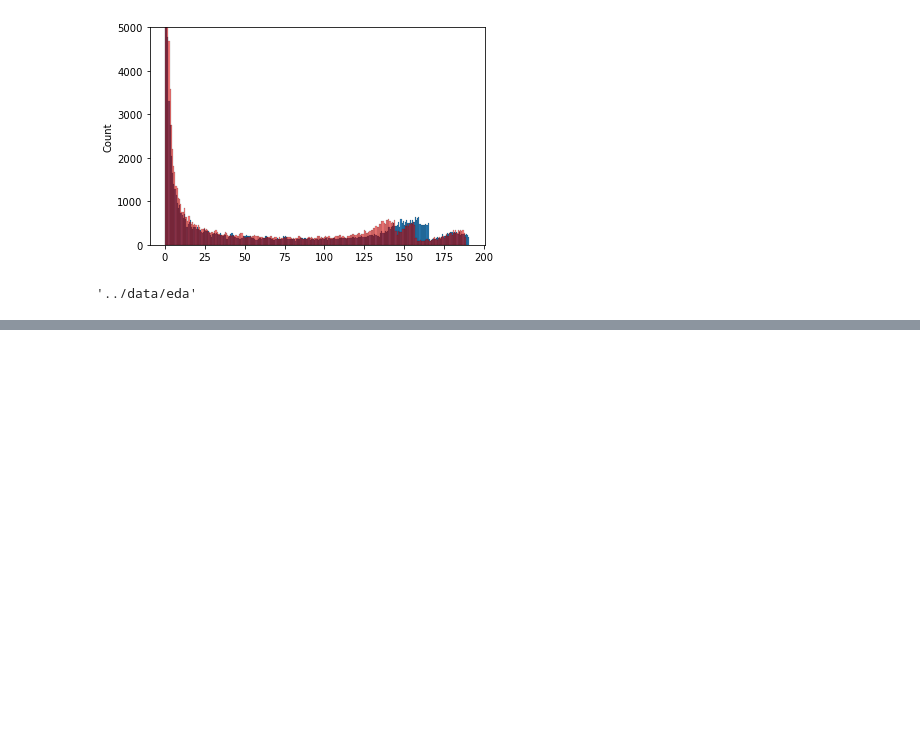
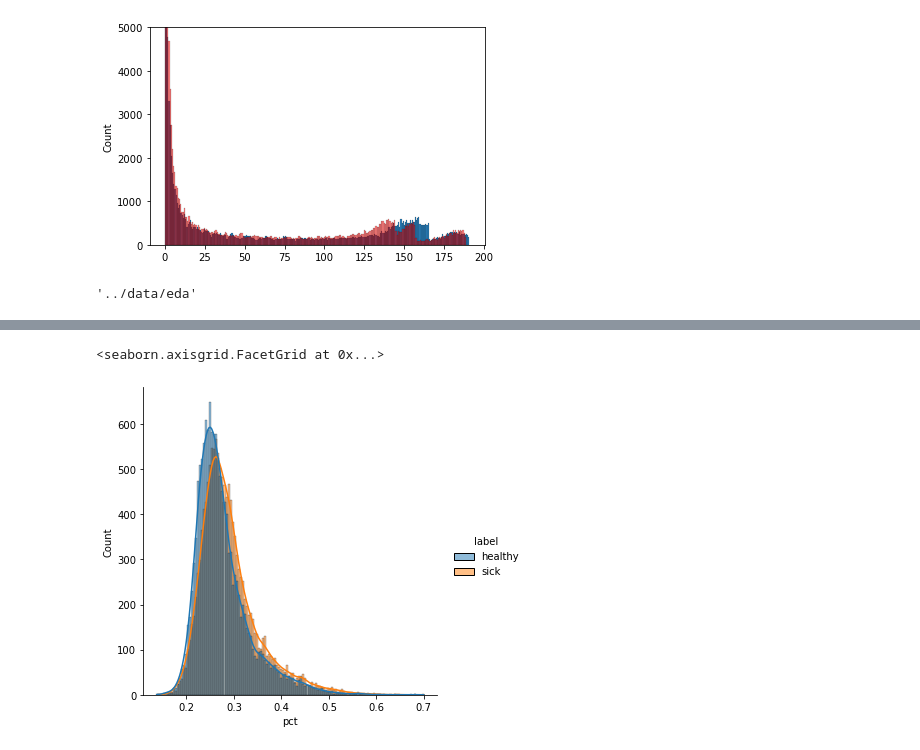
Before and after one commit to kbenmus02/A62-EquipeCV, a Jupyter notebook: notebook/iteration_1_eda_2.ipynb, the cells around one changed output, grey strips where cells are left out. Saved outputs shown, nothing was run; the diff lists cells and outputs as text; code cells hidden in the pictures; blank space fills up the shorter version.

```diff
--- a/notebook/iteration_1_eda_2.ipynb
+++ b/notebook/iteration_1_eda_2.ipynb
@@ -89,0 +120,2 @@ utils.pickel_save(img_mean_sick, PATH_DATA_EDA + "/" + "img_mean_sick.pkl")
+# %%
+df_pixel_count["pct"] = df_pixel_count[1] / df_pixel_count[3]
@@ -89,0 +134,5 @@ utils.pickel_save(img_mean_sick, PATH_DATA_EDA + "/" + "img_mean_sick.pkl")
+# %%
+sns.displot(data = df_pixel_count, x = df_pixel_count["pct"], kde = True, hue = "label", )
+# %% [output]
+<seaborn.axisgrid.FacetGrid at 0x...>
+[figure, added]
```
Also changed, not shown: parts of 13 cells of this notebook, 3 other files.
